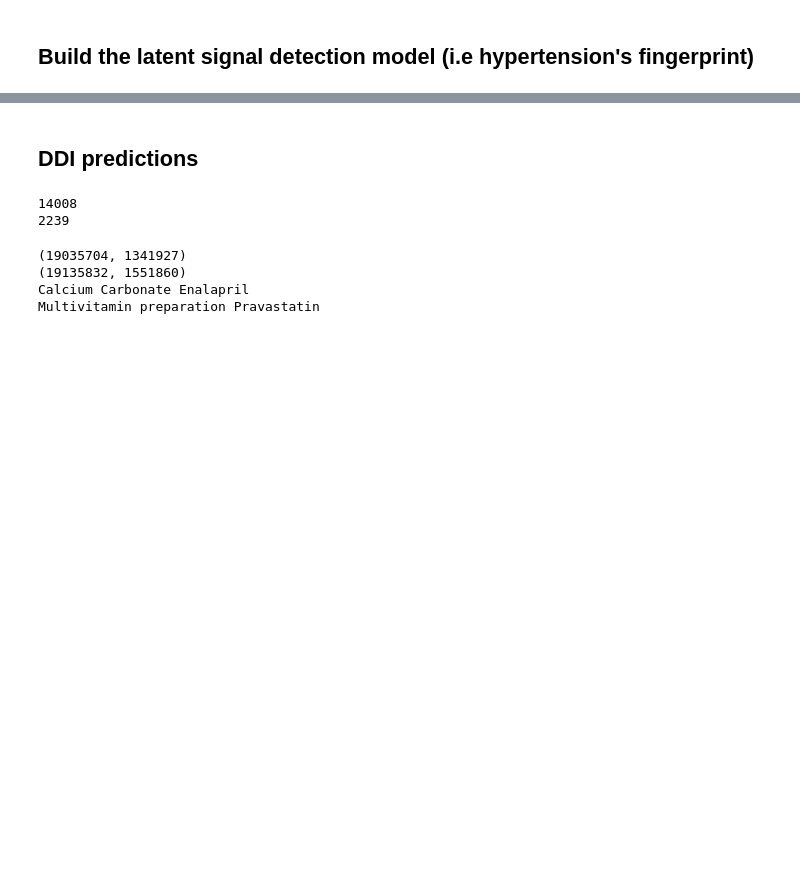
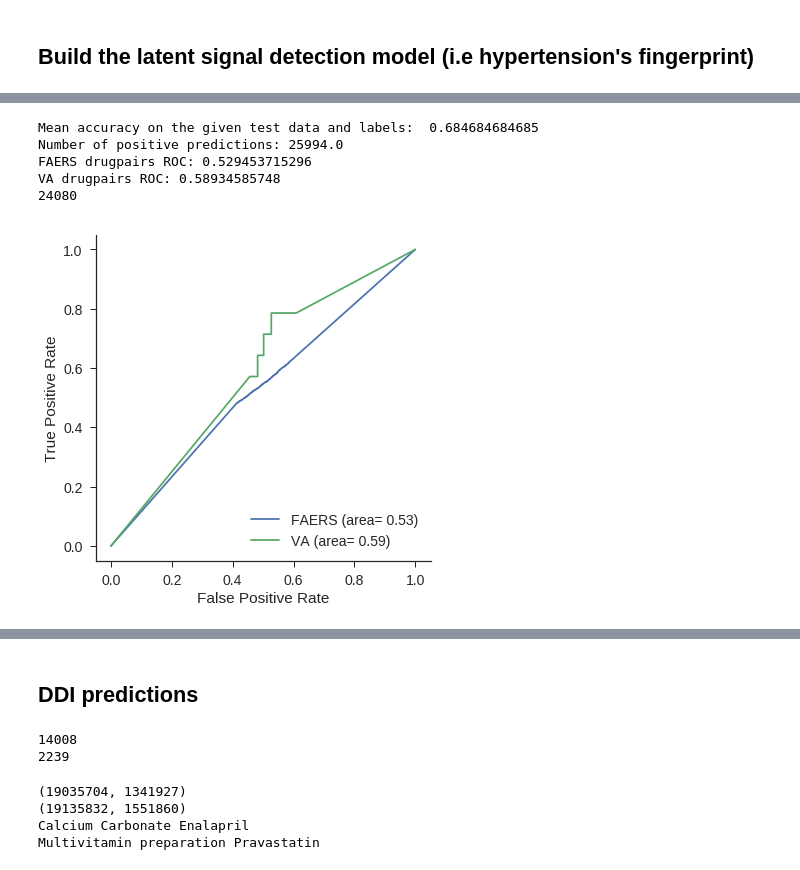
Before and after one commit to tatonetti-lab/deeplink, a Jupyter notebook: notebooks/Pipeline_Hypertension_v3.ipynb, the cells around one changed output, grey strips where cells are left out. Saved outputs shown, nothing was run; the diff lists cells and outputs as text; code cells hidden in the pictures; blank space fills up the shorter version.

```diff
--- a/notebooks/Pipeline_Hypertension_v3.ipynb
+++ b/notebooks/Pipeline_Hypertension_v3.ipynb
@@ -1010,2 +1043,12 @@ VA drugpairs ROC: 0.54640720713
+# %%
+predicted_ddi = drugpair_predictions_svm(X_reduced,y_reduced,X_test_reduced)
+print len(predicted_ddi)
+# %% [output]
+Mean accuracy on the given test data and labels:  0.684684684685
+Number of positive predictions: 25994.0
+FAERS drugpairs ROC: 0.529453715296
+VA drugpairs ROC: 0.58934585748
+24080
+[figure, added]
 # %%
 # Prediction without features reduction
```
Also changed, not shown: parts of 22 cells of this notebook.
